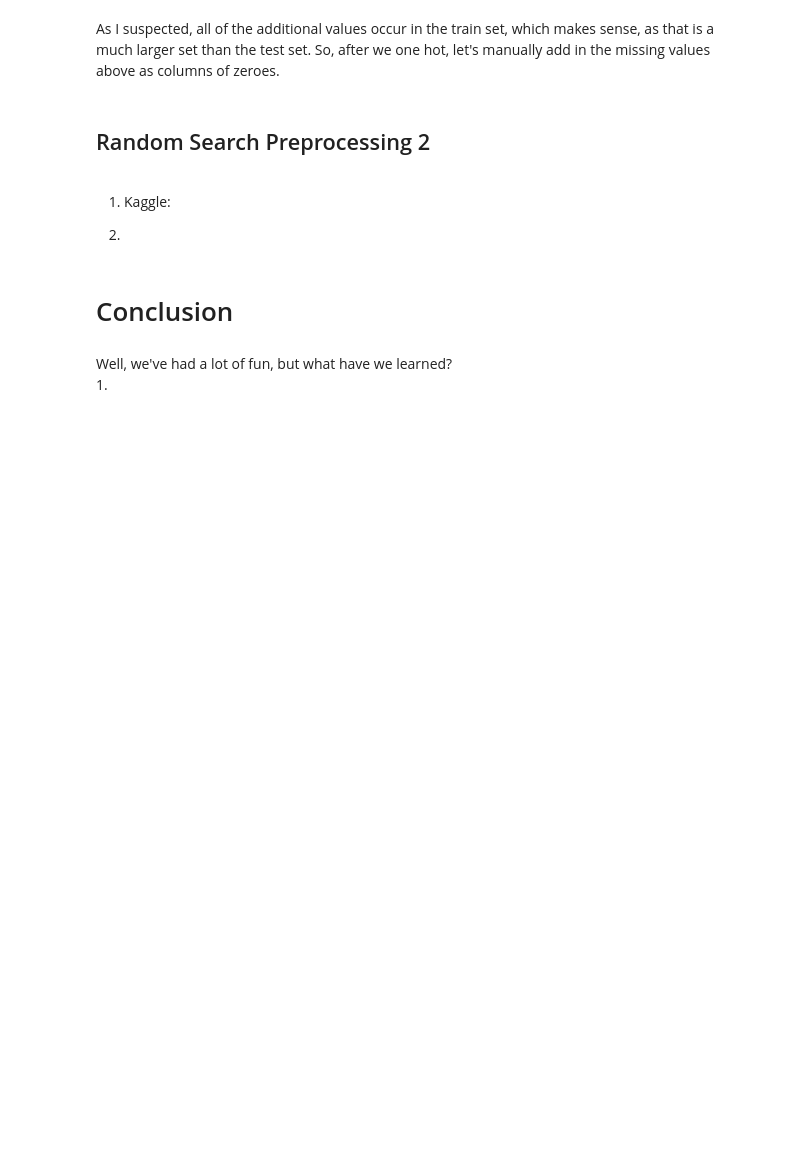
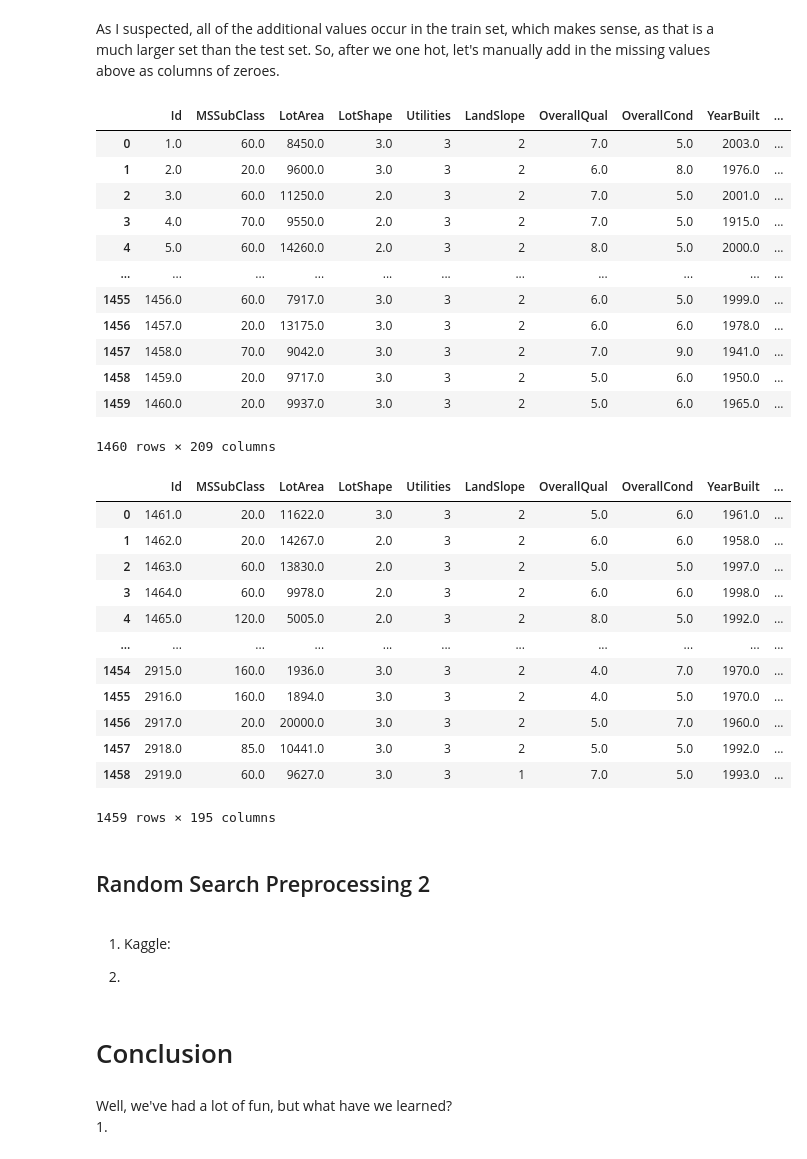
Before and after one commit to evan-freeman/data-science, a Jupyter notebook: Advanced Housing Data Exploration.ipynb, the cells around one changed output. Cells and saved outputs as stored; diff of their text form; code cells hidden in the pictures; blank space fills up the shorter version.

```diff
--- a/Advanced Housing Data Exploration.ipynb
+++ b/Advanced Housing Data Exploration.ipynb
@@ -1283,10 +1287,38 @@ There are 2 more of OthW in train than test.
 # %% [markdown]
 As I suspected, all of the additional values occur in the train set, which makes sense, as that is a much larger set than the test set. So, after we one hot, let's manually add in the missing values above as columns of zeroes.
 # %%
-train.loc[:, cat_columns] = pd.get_dummies(train.loc[:, cat_columns])
-test.loc[:, cat_columns] = pd.get_dummies(test.loc[:, cat_columns])
+train = pd.get_dummies(train, columns=cat_columns)
+test = pd.get_dummies(test, columns=cat_columns)
 # %%
 display(train)
+display(test)
+# %% [output]
+|  | Id | MSSubClass | LotArea | LotShape | Utilities | LandSlope | OverallQual | OverallCond | YearBuilt | ... |
+| 0 | 1.0 | 60.0 | 8450.0 | 3.0 | 3 | 2 | 7.0 | 5.0 | 2003.0 | ... |
+| 1 | 2.0 | 20.0 | 9600.0 | 3.0 | 3 | 2 | 6.0 | 8.0 | 1976.0 | ... |
+| 2 | 3.0 | 60.0 | 11250.0 | 2.0 | 3 | 2 | 7.0 | 5.0 | 2001.0 | ... |
+| 3 | 4.0 | 70.0 | 9550.0 | 2.0 | 3 | 2 | 7.0 | 5.0 | 1915.0 | ... |
+| 4 | 5.0 | 60.0 | 14260.0 | 2.0 | 3 | 2 | 8.0 | 5.0 | 2000.0 | ... |
+| ... | ... | ... | ... | ... | ... | ... | ... | ... | ... | ... |
+| 1455 | 1456.0 | 60.0 | 7917.0 | 3.0 | 3 | 2 | 6.0 | 5.0 | 1999.0 | ... |
+| 1456 | 1457.0 | 20.0 | 13175.0 | 3.0 | 3 | 2 | 6.0 | 6.0 | 1978.0 | ... |
+| 1457 | 1458.0 | 70.0 | 9042.0 | 3.0 | 3 | 2 | 7.0 | 9.0 | 1941.0 | ... |
+| 1458 | 1459.0 | 20.0 | 9717.0 | 3.0 | 3 | 2 | 5.0 | 6.0 | 1950.0 | ... |
+| 1459 | 1460.0 | 20.0 | 9937.0 | 3.0 | 3 | 2 | 5.0 | 6.0 | 1965.0 | ... |
+1460 rows × 209 columns
+|  | Id | MSSubClass | LotArea | LotShape | Utilities | LandSlope | OverallQual | OverallCond | YearBuilt | ... |
+| 0 | 1461.0 | 20.0 | 11622.0 | 3.0 | 3 | 2 | 5.0 | 6.0 | 1961.0 | ... |
+| 1 | 1462.0 | 20.0 | 14267.0 | 2.0 | 3 | 2 | 6.0 | 6.0 | 1958.0 | ... |
+| 2 | 1463.0 | 60.0 | 13830.0 | 2.0 | 3 | 2 | 5.0 | 5.0 | 1997.0 | ... |
+| 3 | 1464.0 | 60.0 | 9978.0 | 2.0 | 3 | 2 | 6.0 | 6.0 | 1998.0 | ... |
+| 4 | 1465.0 | 120.0 | 5005.0 | 2.0 | 3 | 2 | 8.0 | 5.0 | 1992.0 | ... |
+| ... | ... | ... | ... | ... | ... | ... | ... | ... | ... | ... |
+| 1454 | 2915.0 | 160.0 | 1936.0 | 3.0 | 3 | 2 | 4.0 | 7.0 | 1970.0 | ... |
+| 1455 | 2916.0 | 160.0 | 1894.0 | 3.0 | 3 | 2 | 4.0 | 5.0 | 1970.0 | ... |
+| 1456 | 2917.0 | 20.0 | 20000.0 | 3.0 | 3 | 2 | 5.0 | 7.0 | 1960.0 | ... |
+| 1457 | 2918.0 | 85.0 | 10441.0 | 3.0 | 3 | 2 | 5.0 | 5.0 | 1992.0 | ... |
+| 1458 | 2919.0 | 60.0 | 9627.0 | 3.0 | 3 | 1 | 7.0 | 5.0 | 1993.0 | ... |
+1459 rows × 195 columns
 # %%
 for feature in cat_columns:
     difference = set(train[feature].unique()) - set(test[feature].unique())
```
Also changed, not shown: parts of 4 cells of this notebook, 1 other file.
